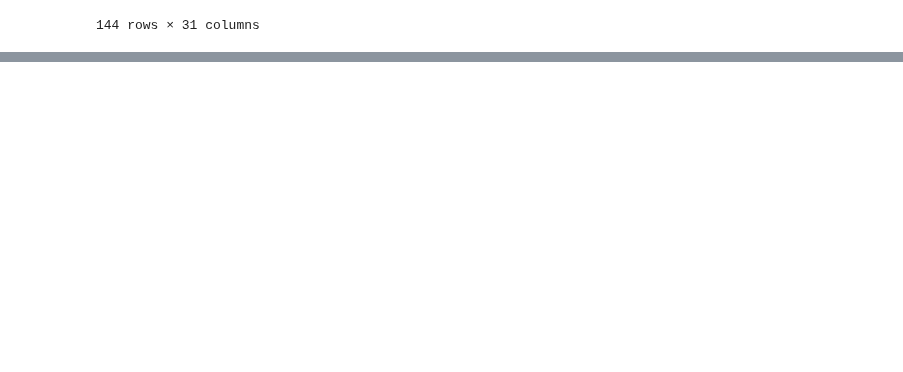
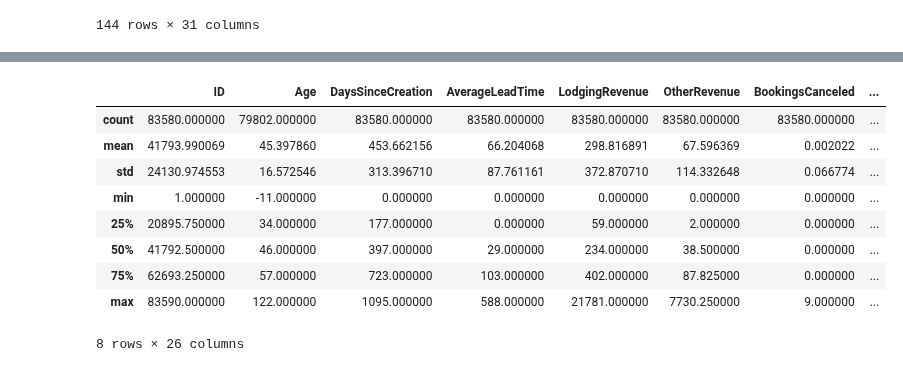
Before and after one commit to iremirezdeganuza72/Cohort_Analysis, a Jupyter notebook: Cohort analysis and segmentation.ipynb, the cells around one changed output, grey strips where cells are left out. Drawn from its saved outputs; the diff is of its cells as text; code cells hidden in the pictures; blank space fills up the shorter version.

```diff
--- a/Cohort analysis and segmentation.ipynb
+++ b/Cohort analysis and segmentation.ipynb
@@ -118,0 +194,2 @@ df.shape
+# %%
+df = df[df['Age'] > 0]
@@ -118,0 +220,15 @@ df.shape
+# %%
+df = df[df['AverageLeadTime'] >= 0]
+# %%
+df.describe()
+# %% [output]
+|  | ID | Age | DaysSinceCreation | AverageLeadTime | LodgingRevenue | OtherRevenue | BookingsCanceled | ... |
+| count | 83580.000000 | 79802.000000 | 83580.000000 | 83580.000000 | 83580.000000 | 83580.000000 | 83580.000000 | ... |
+| mean | 41793.990069 | 45.397860 | 453.662156 | 66.204068 | 298.816891 | 67.596369 | 0.002022 | ... |
+| std | 24130.974553 | 16.572546 | 313.396710 | 87.761161 | 372.870710 | 114.332648 | 0.066774 | ... |
+| min | 1.000000 | -11.000000 | 0.000000 | 0.000000 | 0.000000 | 0.000000 | 0.000000 | ... |
+| 25% | 20895.750000 | 34.000000 | 177.000000 | 0.000000 | 59.000000 | 2.000000 | 0.000000 | ... |
+| 50% | 41792.500000 | 46.000000 | 397.000000 | 29.000000 | 234.000000 | 38.500000 | 0.000000 | ... |
+| 75% | 62693.250000 | 57.000000 | 723.000000 | 103.000000 | 402.000000 | 87.825000 | 0.000000 | ... |
+| max | 83590.000000 | 122.000000 | 1095.000000 | 588.000000 | 21781.000000 | 7730.250000 | 9.000000 | ... |
+8 rows × 26 columns
```
Also changed, not shown: parts of 17 cells of this notebook.
